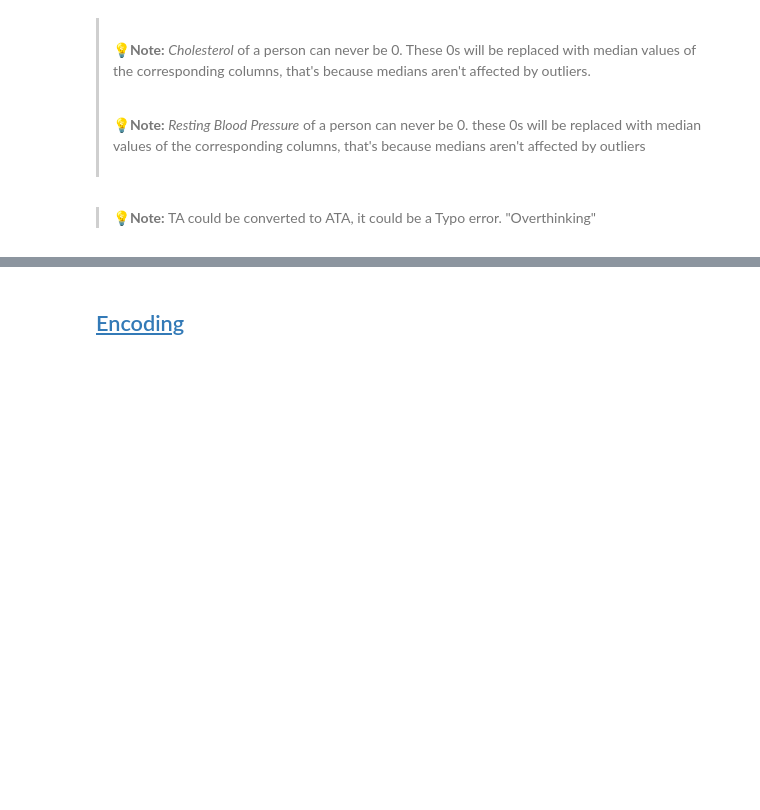
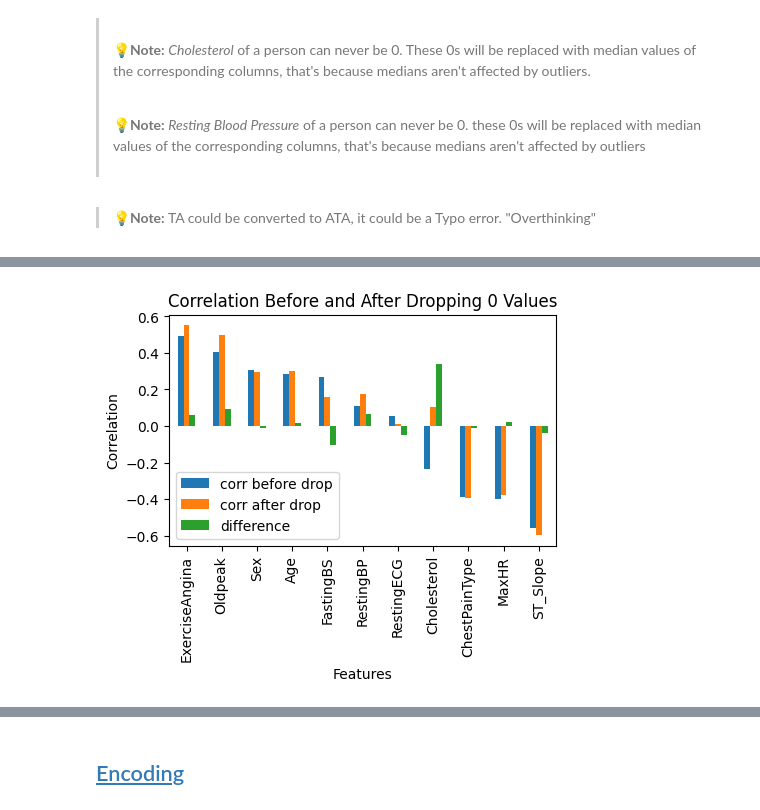
Before and after one commit to Seif-Yasser-Ahmed/Heart-Failure-Prediction, a Jupyter notebook: Src/Preprocessor.ipynb, the cells around one changed output, grey strips where cells are left out. Drawn from its saved outputs; the diff is of its cells as text; code cells hidden in the pictures; blank space fills up the shorter version.

```diff
--- a/Src/Preprocessor.ipynb
+++ b/Src/Preprocessor.ipynb
@@ -513,0 +553,12 @@ data[data['Cholesterol'] == 0]
+# %%
+# Copy df to two different new df
+df_before_drop = data_encoded.copy()
+df_after_drop = data_encoded.copy()
+
+# Dropping 0 values in Cholesterol feature in after df
+df_after_drop['Cholesterol'] = df_after_drop['Cholesterol'].replace(0, np.nan)
+df_after_drop.dropna(inplace=True)
+
+# Find correlation between HeartDisease and every other features in both df
+corr_before = round(df_before_drop.corr().sort_values('HeartDisease',ascending=False).iloc[1:, :]['HeartDisease'],3)
+corr_after = round(df_after_drop.corr().sort_values('HeartDisease',ascending=False).iloc[1:, :]['HeartDisease'],3)
@@ -513,0 +582,10 @@ data[data['Cholesterol'] == 0]
+# %%
+difference_df = pd.concat([corr_before, corr_after,(corr_after - corr_before)], axis=1)
+difference_df.columns = ['corr before drop','corr after drop','difference']
+difference_df.plot(kind='bar', figsize=(5, 3))
+plt.title('Correlation Before and After Dropping 0 Values')
+plt.xlabel('Features')
+plt.ylabel('Correlation')
+plt.show()
+# %% [output]
+[figure, added]
```
Also changed, not shown: parts of 45 cells of this notebook, 2 other files.
